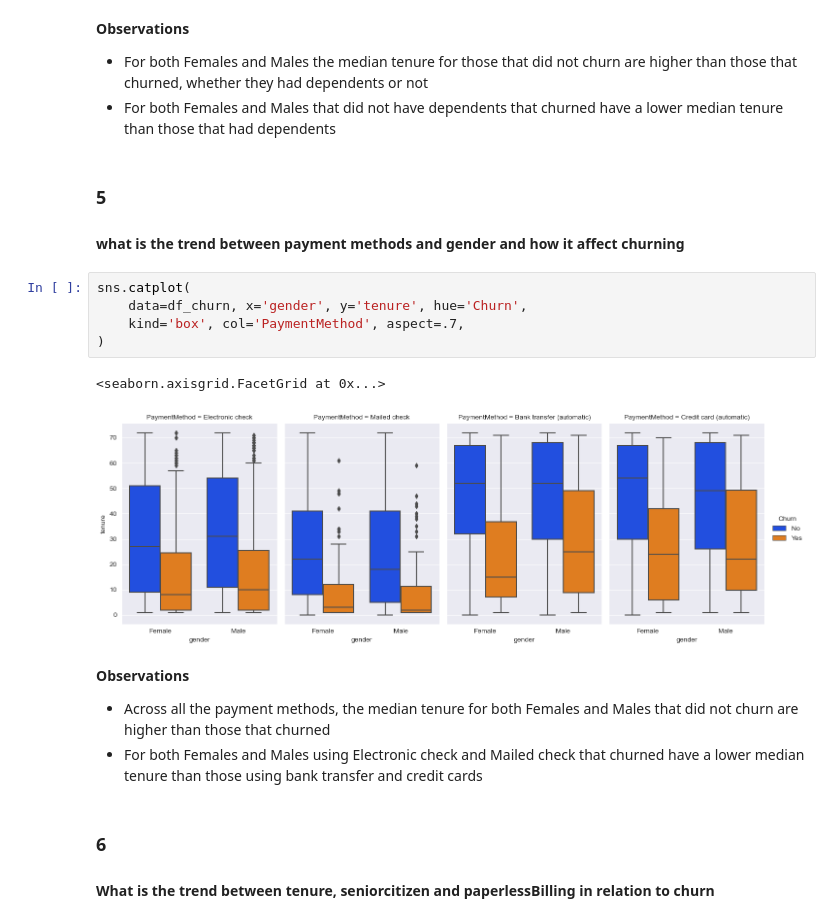
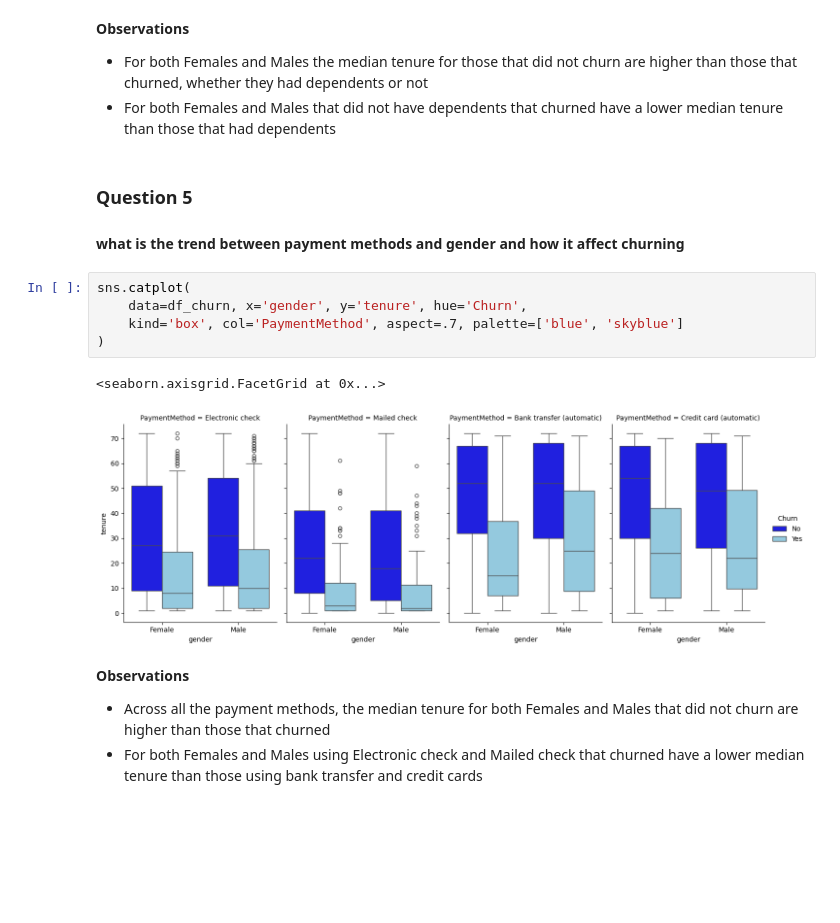
Before and after one commit to damzking/telco_churn-, a Jupyter notebook: LP2_telco_churn.ipynb, the cells around one changed output. Drawn from its saved outputs; the diff is of its cells as text; blank space fills up the shorter version.

```diff
--- a/LP2_telco_churn.ipynb
+++ b/LP2_telco_churn.ipynb
@@ -839,22 +830,18 @@ sns.catplot(
 - For both Females and Males the median tenure for those that did not churn are higher than those that churned, whether they had dependents or not
 - For both Females and Males that did not have dependents that churned have a lower median tenure than those that had dependents
 # %% [markdown]
-### 5
+### Question 5
 
 #### what is the trend between payment methods and gender and how it affect churning
 # %%
 sns.catplot(
     data=df_churn, x='gender', y='tenure', hue='Churn',
-    kind='box', col='PaymentMethod', aspect=.7,
+    kind='box', col='PaymentMethod', aspect=.7, palette=['blue', 'skyblue']
 )
 # %% [output]
 <seaborn.axisgrid.FacetGrid at 0x...>
-[figure, old version]
+[figure, new version]
 # %% [markdown]
 **Observations**
 - Across all the payment methods, the median tenure for both Females and Males that did not churn are higher than those that churned
 - For both Females and Males using Electronic check and Mailed check that churned have a lower median tenure than those using bank transfer and credit cards
-# %% [markdown]
-### 6
-
-#### What is the trend between tenure, seniorcitizen and paperlessBilling in relation to churn
```
Also changed, not shown: parts of 97 cells of this notebook.
